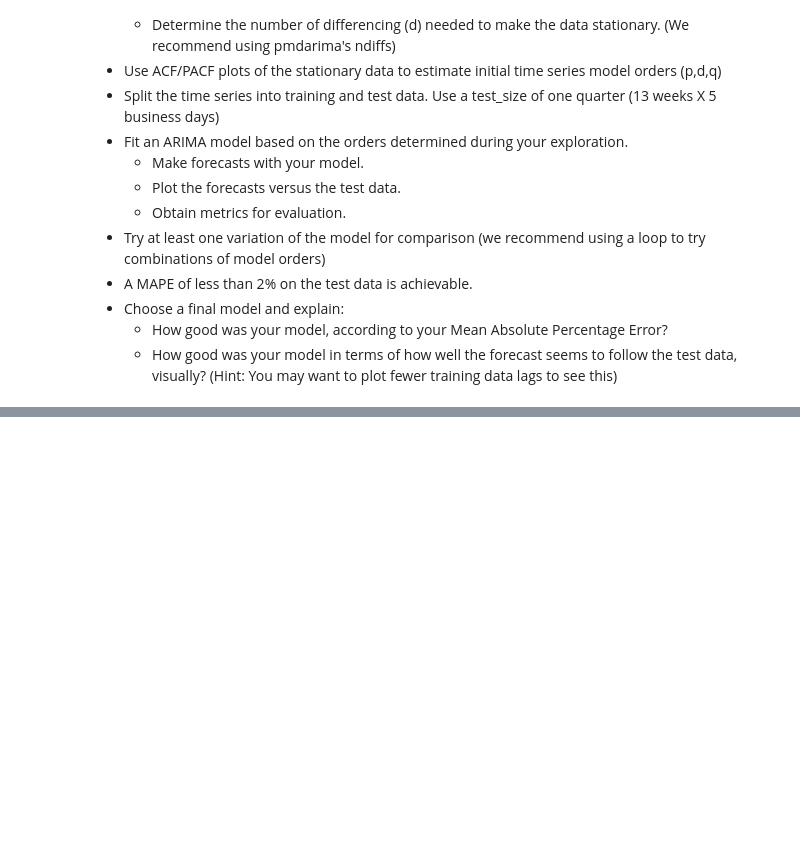
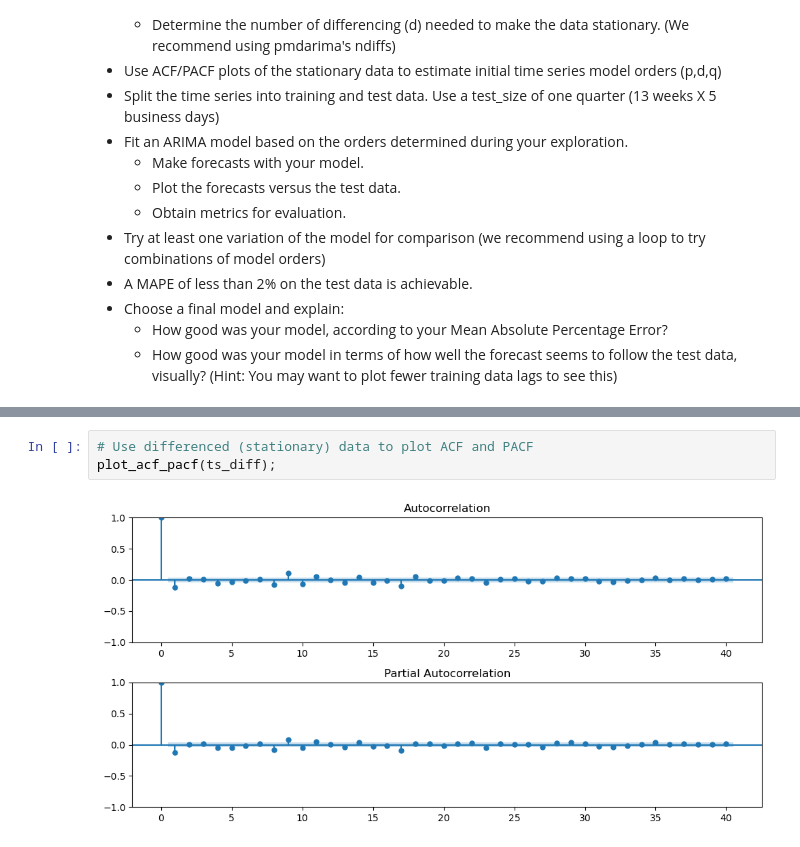
Before and after one commit to ruelanthonyb/ARIMA-Models--Core-, a Jupyter notebook: ARIMA Models (Core).ipynb, the cells around one changed output, grey strips where cells are left out. Drawn from its saved outputs; the diff is of its cells as text; blank space fills up the shorter version.

```diff
--- a/ARIMA Models (Core).ipynb
+++ b/ARIMA Models (Core).ipynb
@@ -19,0 +291,5 @@
+# %%
+# Use differenced (stationary) data to plot ACF and PACF
+plot_acf_pacf(ts_diff);
+# %% [output]
+[figure, added]
```
Also changed, not shown: parts of 23 cells of this notebook.
